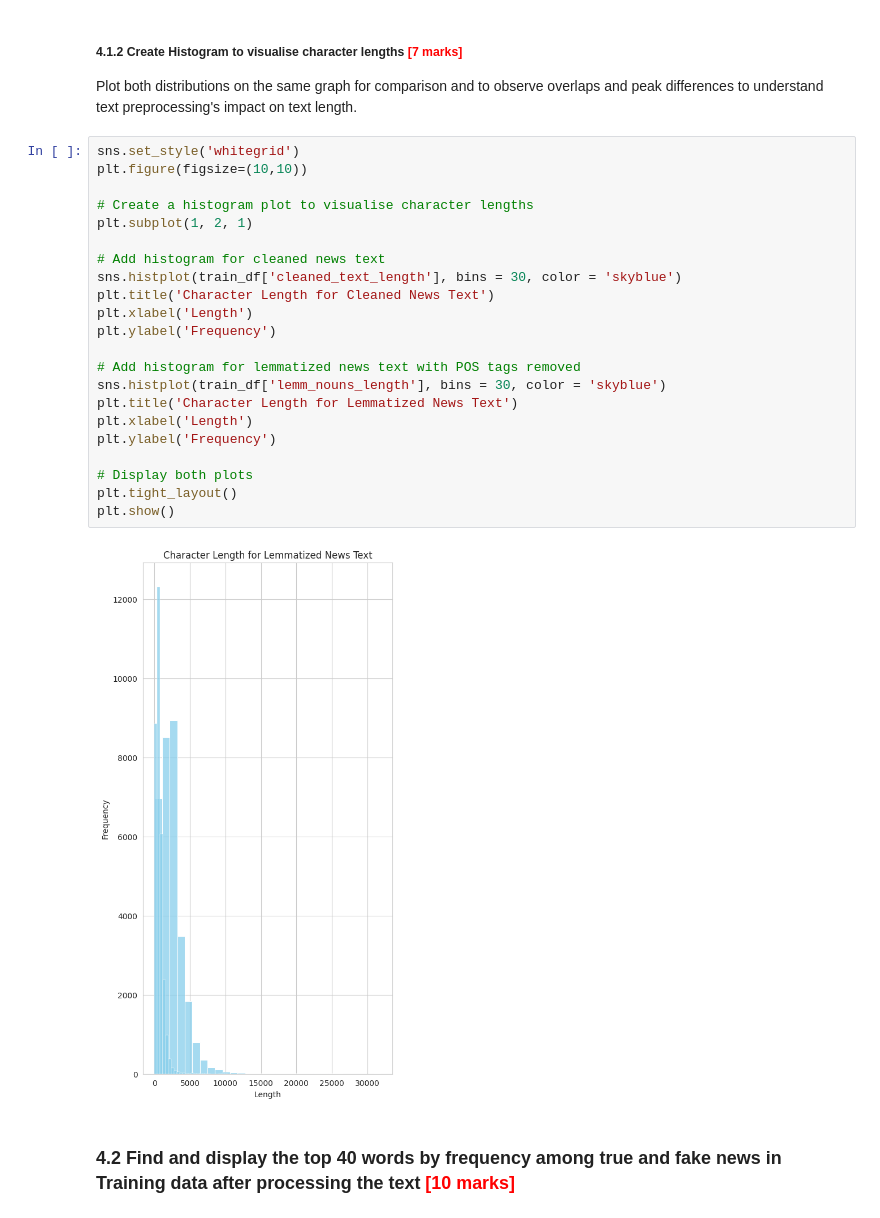
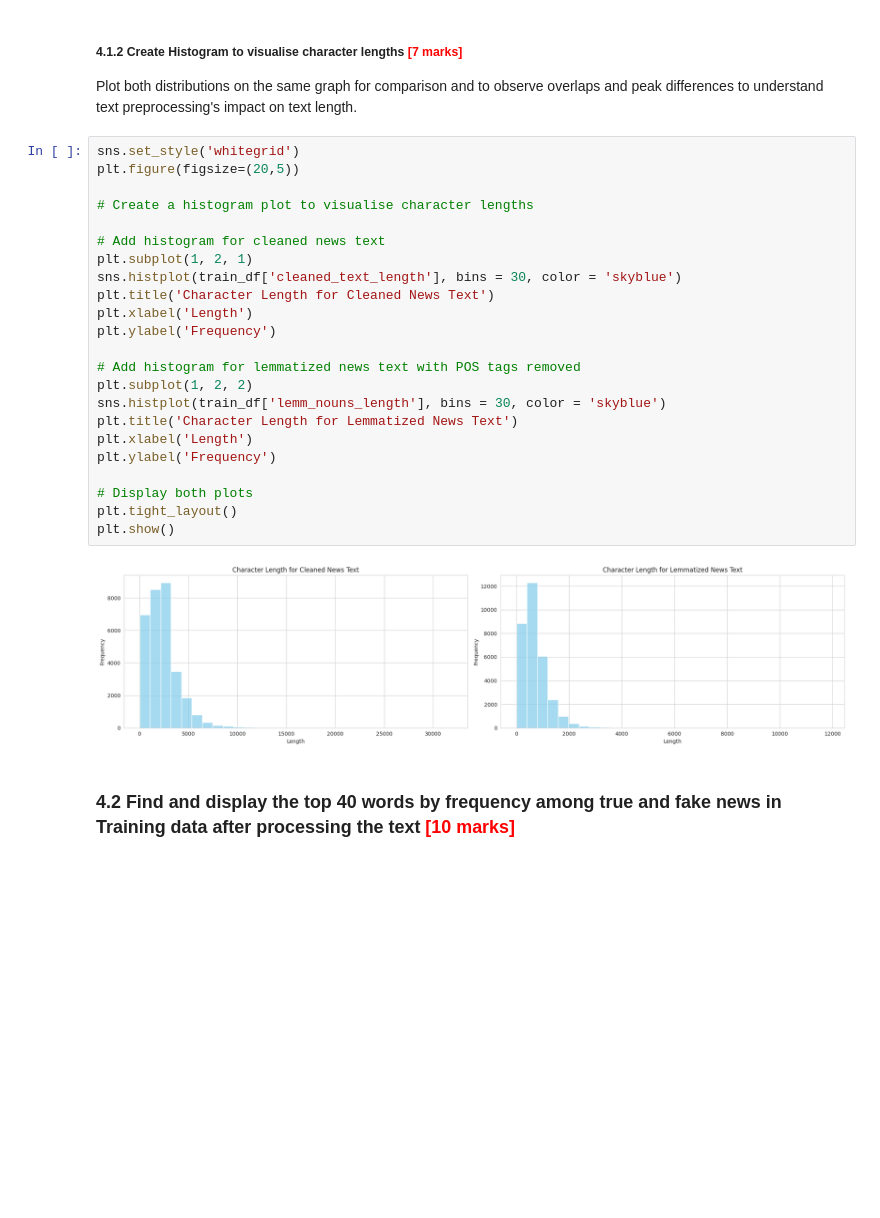
Before and after one commit to AnishRane-cox/Semantic-Fake-News-Detector, a Jupyter notebook: Fake_News_Detection_Starter.ipynb, the cells around one changed output. Saved outputs shown, nothing was run; the diff lists cells and outputs as text; blank space fills up the shorter version.

```diff
--- a/Fake_News_Detection_Starter.ipynb
+++ b/Fake_News_Detection_Starter.ipynb
@@ -533,28 +533,29 @@ train_df['lemm_nouns_length'] = train_df['lemm_nouns'].str.len()
  Plot both distributions on the same graph for comparison and to observe overlaps and peak differences to understand text preprocessing's impact on text length.
 # %%
 sns.set_style('whitegrid')
-plt.figure(figsize=(10,10))
+plt.figure(figsize=(20,5))
 
 # Create a histogram plot to visualise character lengths
-plt.subplot(1, 2, 1)
 
 # Add histogram for cleaned news text
+plt.subplot(1, 2, 1)
 sns.histplot(train_df['cleaned_text_length'], bins = 30, color = 'skyblue')
 plt.title('Character Length for Cleaned News Text')
 plt.xlabel('Length')
 plt.ylabel('Frequency')
 
 # Add histogram for lemmatized news text with POS tags removed
+plt.subplot(1, 2, 2)
 sns.histplot(train_df['lemm_nouns_length'], bins = 30, color = 'skyblue')
 plt.title('Character Length for Lemmatized News Text')
 plt.xlabel('Length')
 plt.ylabel('Frequency')
 
 # Display both plots
 plt.tight_layout()
 plt.show()
 # %% [output]
-[figure, old version]
+[figure, new version]
 # %% [markdown]
 ### **4.2** Find and display the top 40 words by frequency among true and fake news in Training data after processing the text  <font color = red>[10 marks]</font> <br>
 # %% [markdown]
```
Also changed, not shown: parts of 28 cells of this notebook.
